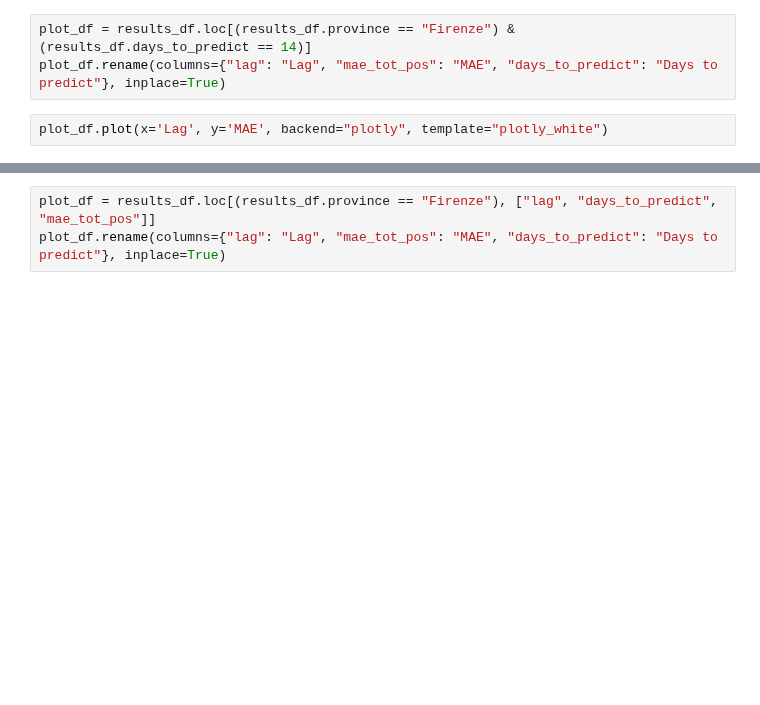
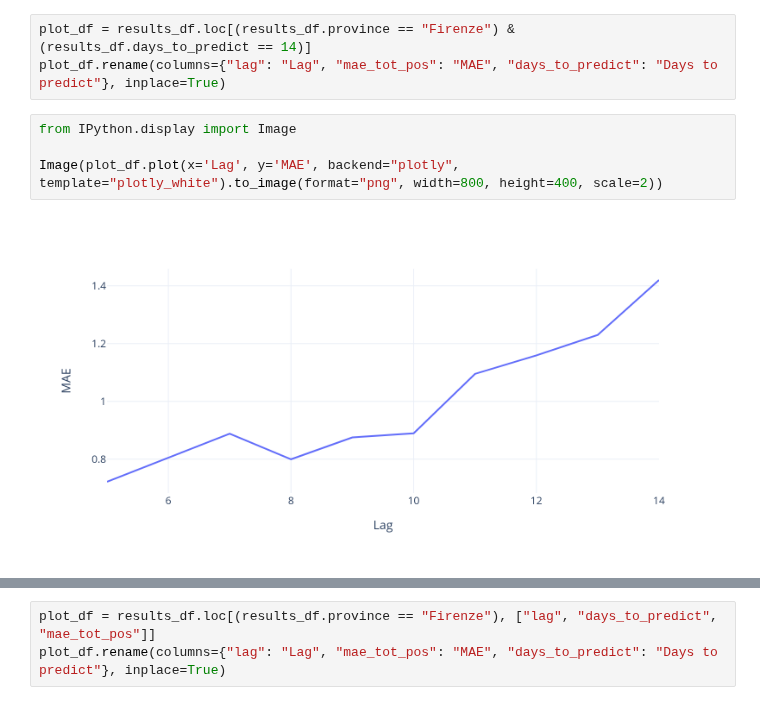
Before and after one commit to nicoloverardo/master-degree-thesis, a Jupyter notebook: notebooks/02-sird.ipynb, the cells around one changed output, grey strips where cells are left out. Saved outputs shown, nothing was run; the diff lists cells and outputs as text; blank space fills up the shorter version.

Commit message:
Fix output image for html rendering

```diff
--- a/notebooks/02-sird.ipynb
+++ b/notebooks/02-sird.ipynb
@@ -1274,7 +1274,11 @@ results_df = pd.read_csv("../results/sirddet_province.csv")
 plot_df = results_df.loc[(results_df.province == "Firenze") & (results_df.days_to_predict == 14)]
 plot_df.rename(columns={"lag": "Lag", "mae_tot_pos": "MAE", "days_to_predict": "Days to predict"}, inplace=True)
 # %%
-plot_df.plot(x='Lag', y='MAE', backend="plotly", template="plotly_white")
+from IPython.display import Image
+
+Image(plot_df.plot(x='Lag', y='MAE', backend="plotly", template="plotly_white").to_image(format="png", width=800, height=400, scale=2))
+# %% [output]
+[figure, added]
 # %%
 plot_df = results_df.loc[(results_df.province == "Firenze") & (results_df.lag == 7)]
 plot_df.rename(columns={"lag": "Lag", "mae_tot_pos": "MAE", "days_to_predict": "Days to predict"}, inplace=True)
```
Also changed, not shown: parts of 2 cells of this notebook, 1 other file.
